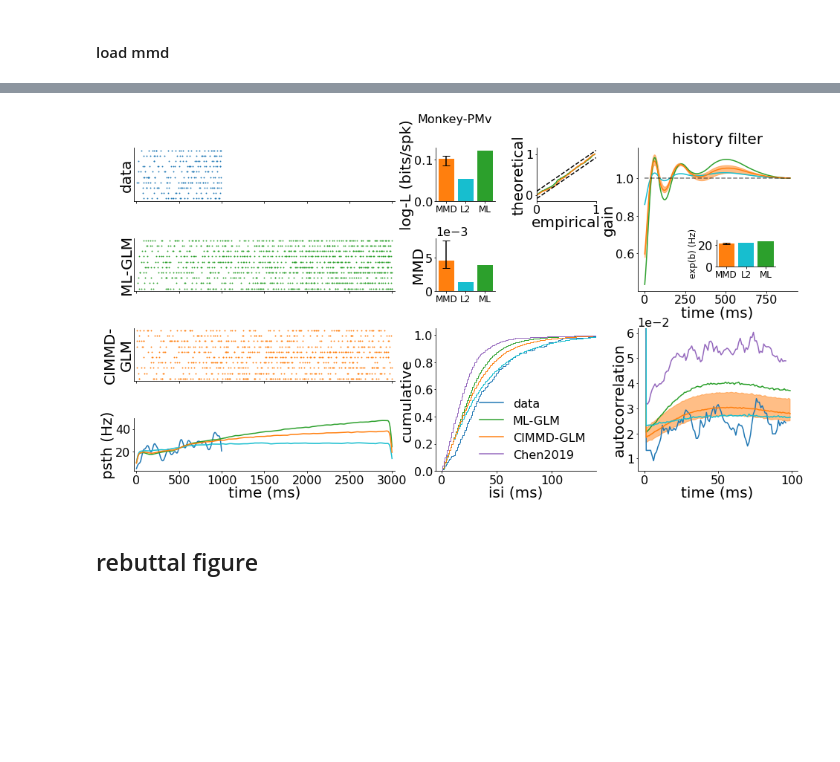
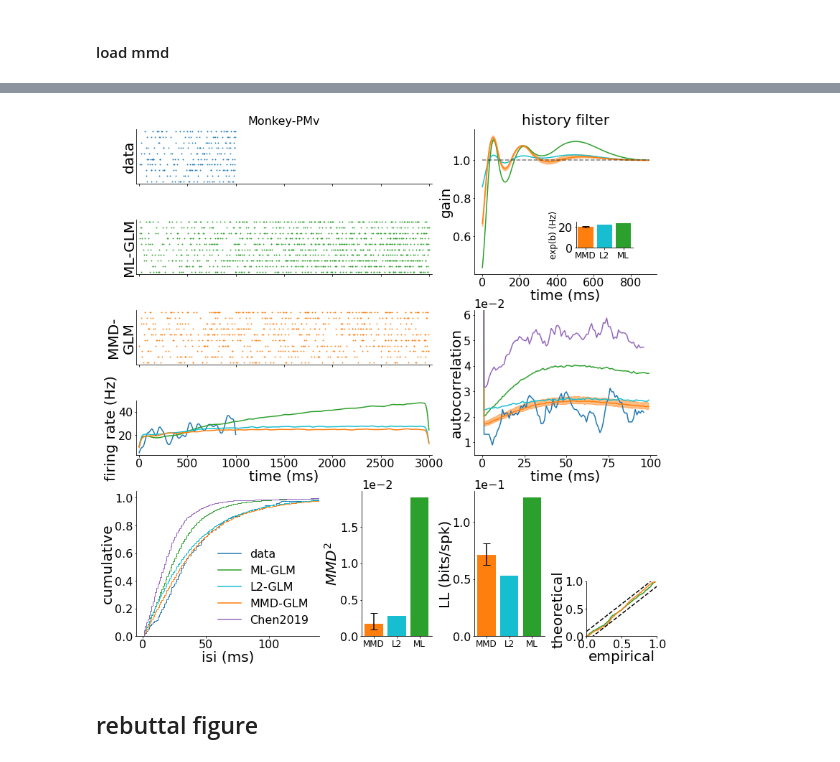
Before and after one commit to diegoarri91/mmd-glm, a Jupyter notebook: experiments/figure3/monkey_pmv_cimmd.ipynb, the cells around one changed output, grey strips where cells are left out. Drawn from its saved outputs; the diff is of its cells as text; code cells hidden in the pictures; blank space fills up the shorter version.

Commit message:
updated figure3 notebook

```diff
--- a/experiments/figure3/monkey_pmv_cimmd.ipynb
+++ b/experiments/figure3/monkey_pmv_cimmd.ipynb
@@ -704,8 +610,7 @@ sd_isi_fr_mmd_long = np.mean(isi_fr_mmd_long)
 fr_mmd = np.sum(mask_spikes_fr_mmd_long, 0) / (t_long[-1] + dt) * 1000
 fr_sd_mmd = np.std(fr_mmd) / np.sqrt(len(fr_mmd))
 fr_mean_mmd = np.mean(fr_mmd)
-autocov_mmd_long = np.mean(auto_covariance(mask_spikes_fr_mmd_long, method='fft',
-                                           subtract_mean=False, stationary_signal=False, biased=False), 1)
+autocov_mmd_long = np.mean(raw_autocorrelation(mask_spikes_fr_mmd_long, biased=True), 1)
 z_mmd, ks_mmd = time_rescale_transform(dt, st_train.mask, r_dc_mmd)
 values, bins_ks = np.histogram(np.concatenate(z_mmd), bins=bins_ks)
 z_cum_mmd = np.append(0., np.cumsum(values) / np.sum(values))
@@ -929,7 +832,7 @@ FileNotFoundError: [Errno 2] No such file or directory: '/home/diego/storage/pro
 # %% [markdown]
 #### load l2
 # %%
-path = '/home/diego/storage/generative-glm/experiments/figure3/monkey_pmv/' + 'l2.pk'
+path = '/home/diego/storage/projects/generative-glm/experiments/figure3/monkey_pmv/' + 'l2.pk'
 with open(path, "rb") as fit_file:
     dic_l2 = pickle.load(fit_file)
 
@@ -948,10 +851,10 @@ glm_l2 = TorchGLM(u0=u0_l2, eta=eta_l2)
 # %% [markdown]
 #### load mmd
 # %%
-path = '/home/diego/storage/generative-glm/experiments/figure3/monkey_pmv/'
-df = pd.read_json('/home/diego/storage/generative-glm/experiments/figure3/monkey_pmv/' + 'df_mmd.json')
+path = '/home/diego/storage/projects/generative-glm/experiments/figure3/monkey_pmv/'
+df = pd.read_json('/home/diego/storage/projects/generative-glm/experiments/figure3/monkey_pmv/' + 'df_mmd.json')
 # %%
-# df = df[(~df.file_name.isna()) & (df.beta1 == 0) & (df.num_epochs == 400) & (df.n_batch_fr == 60) & (df.lam_mmd == 1500) & (df.padding == 500)]
+df = df[(~df.file_name.isna()) & (df.beta1 == 0) & (df.num_epochs == 400) & (df.n_batch_fr == 60) & (df.lam_mmd == 1500) & (df.padding == 500)]
 # df = df[(~df.file_name.isna()) & (df.beta1 == 0) & (df.num_epochs == 400) & (df.n_batch_fr == 60) & (df.lam_mmd == 5000) & (df.padding == 500)]
 # df = df[(~df.file_name.isna()) & (df.beta1 == 0) & (df.num_epochs == 400) & (df.n_batch_fr == 60) & (df.lam_mmd == 500) & (df.padding == 700)]
 # %%
@@ -1051,51 +950,50 @@ st_fr_mmd_long = SpikeTrain(t_long, mask_spikes_fr_mmd_long)
 # phi_fr_l2 = phi_autocov(t, torch.from_numpy(r_fr_l2_long[:len(t)]), glm_l2)
 # mmd_l2 = (torch.sum((torch.mean(phi_d_l2.detach(), 1) - torch.mean(phi_fr_l2.detach(), 1))**2)).item()
 # %%
-# fig, (axll, axpp, axeta, axd, axisi, axml, axmmd, axac, axpsth) = plot_layout2()
-# fig.subplots_adjust(hspace=0.6, wspace=0.3)
-# fig.suptitle('Monkey-PMv', fontsize=16, y=0.92)
-
 tick_labelsize = 12
 
 xlabels = ['MMD', 'L2', 'ML']
 
-fig, (axd, axll, axmmds, axpp, axeta, axml, axmmd, axisi, axac, axpsth) = plot_layout3(8)
-fig.subplots_adjust(hspace=0.7, wspace=0.7)
-fig.suptitle('Monkey-PMv', fontsize=16, y=0.96)
+fig, (axd, axeta, axml, axmmd, axac, axpsth, axisi, axmmds, axll, axpp) = plot_layout(13)
+fig.subplots_adjust(hspace=0.65, wspace=0.6)
+# fig.suptitle('Monkey-PMv', fontsize=16, y=0.96)
+axd.set_title('Monkey-PMv', fontsize=16)
 
 # axll.bar(0, -nll_normed_train_mmd[-1], color=palette['mmd'], label='CIMMD-GLM')
 axll.bar(0, ll_normed_train_mmd_m, color=palette['mmd'], label='MMD-GLM', yerr=np.array([ll_normed_train_mmd_0, ll_normed_train_mmd_f]).reshape(2, 1))
 axll.bar(1, -nll_normed_train_l2[-1], color=palette['l2'], label='L2-GLM')
 axll.bar(2, -nll_normed_train_ml[-1], color=palette['ml'], label='ML-GLM')
 # axll.set_ylabel('log-likelihood (bits/spk)')
-axll.set_ylabel('log-L (bits/spk)')
+axll.set_ylabel('LL (bits/spk)')
 axll.set_xticks([0, 1, 2])
 axll.set_xticklabels(xlabels, fontsize=tick_labelsize)
+axll.set_yticks([0, 0.05, 0.1])
+axll.ticklabel_format(axis="y", style="sci", scilimits=(0,0))
 
-# axmmds.bar(0, mmd_mmd, color=palette['mmd'], label='CIMMD-GLM')
 axmmds.bar(0, mmd_mmd_m, color=palette['mmd'], label='MMD-GLM', yerr=np.array([mmd_mmd_0, mmd_mmd_f]).reshape(2, 1))
 axmmds.bar(1, mmd_l2, color=palette['l2'], label='L2-GLM')
 axmmds.bar(2, mmd_ml, color=palette['ml'], label='ML-GLM')
 # axll.set_ylabel('log-likelihood (bits/spk)')
-axmmds.set_ylabel('MMD')
+# axmmds.set_ylabel('$\text{MMD}^2$')
+axmmds.set_ylabel('$MMD^2$')
 axmmds.set_xticks([0, 1, 2])
 axmmds.set_xticklabels(xlabels, fontsize=tick_labelsize)
 axmmds.ticklabel_format(axis="y", style="sci", scilimits=(0,0))
 
 axpp.plot(bins_ks, z_cum_ml, color=palette['ml'], label='ML-GLM')
-axpp.plot(bins_ks, z_cum_mmd, color=palette['mmd'], label='CIMMD-GLM')
+axpp.plot(bins_ks, z_cum_mmd, color=palette['mmd'], label='MMD-GLM')
 x = np.array([0, 1])
 axpp.plot(x, x + 1.36 / np.sqrt(len(np.concatenate((z_mmd)))), 'k--')
 axpp.plot(x, x - 1.36 / np.sqrt(len(np.concatenate((z_mmd)))), 'k--')
 myplt.set_labels(axpp, xlabel='empirical', ylabel='theoretical')
-axpp.set_xlim(0, 1); ax01.set_ylim(0, 1)
+axpp.set_xlim(0, 1); axpp.set_ylim(0, 1)
 # axpp.text(0.5, 0.2, 'p=' + str(np.round(ks_ml[1], 2)), color=palette['ml'], transform=axpp.transAxes)
 # axpp.text(0.5, 0.1, 'p=' + str(np.round(ks_mmd[1], 2)), color=palette['mmd'], transform=axpp.transAxes)
 
 glm_ml.eta.plot(t=t_ker, ax=axeta, exp_values=True, label='ML-GLM', color=palette['ml'])
 # mmdglm.eta.plot(t=t_ker, ax=axeta, exp_values=True, label='CIMMD-GLM', color=palette['mmd'])
 glm_l2.eta.plot(t=t_ker, ax=axeta, exp_values=True, label='L2-GLM', color=palette['l2'])
-axeta.plot(t_ker, np.exp(eta_valsm), label='CIMMD-GLM', color=palette['mmd'])
+axeta.plot(t_ker, np.exp(eta_valsm), label='MMD-GLM', color=palette['mmd'])
 axeta.fill_between(t_ker, np.exp(eta_vals0), np.exp(eta_valsf), alpha=0.5, color=palette['mmd'])
 myplt.set_labels(axeta, xlabel='time (ms)', ylabel='gain', title='history filter')
 # axeta.text(0.5, 0.5, 'b=' + str(np.round(glm.u0, 2)), color=palette['ml'], transform=axeta.transAxes, fontsize=tick_labelsize)
@@ -1128,7 +1026,8 @@ axml.set_ylabel('ML-GLM')
 lw = 1
 axisi.plot([0], [0], color=palette['d'], label='data')
 axisi.plot([0], [0], color=palette['ml'], label='ML-GLM')
-axisi.plot([0], [0], color=palette['mmd'], label='CIMMD-GLM')
+axisi.plot([0], [0], color=palette['l2'], label='L2-GLM')
+axisi.plot([0], [0], color=palette['mmd'], label='MMD-GLM')
 axisi.plot([0], [0], color=palette['chen'], label='Chen2019')
 axisi.legend(loc='lower right', frameon=False)
 bins = np.arange(0, 191, 1)
@@ -1136,7 +1035,7 @@ bins = np.arange(0, 191, 1)
 axisi.hist(isi_train, density=True, cumulative=True, alpha=1, color=palette['d'], histtype='step', lw=lw, label='data', bins=bins)
 axisi.hist(isi_fr_ml_long, density=True, cumulative=True, alpha=1, color=palette['ml'], histtype='step', lw=lw, label='ML-GLM', bins=bins)
 axisi.hist(isi_fr_l2_long, density=True, cumulative=True, alpha=1, color=palette['l2'], histtype='step', lw=lw, label='L2-GLM', bins=bins)
-axisi.hist(isi_fr_mmd_long, density=True, cumulative=True, alpha=1, color=palette['mmd'], histtype='step', lw=lw, label='CIMMD-GLM', bins=bins)
+axisi.hist(isi_fr_mmd_long, density=True, cumulative=True, alpha=1, color=palette['mmd'], histtype='step', lw=lw, label='MMD-GLM', bins=bins)
 axisi.hist(isi_inh, density=True, alpha=1, cumulative=True, color=palette['chen'], histtype='step', lw=lw, label='Chen2019', bins=bins)
 axisi.set_ylabel('cumulative')
 axisi.set_xlabel('isi (ms)')
@@ -1149,7 +1048,7 @@ axisi.set_xlim(-5, 140)
 st_fr_mmd_long.sweeps(np.arange(10)).plot(ax=axmmd, ms=ms, color=palette['mmd'])
 axmmd.tick_params(axis='both', labelbottom=False, labelleft=False)
 axmmd.set_yticks([])
-axmmd.set_ylabel('CIMMD-\nGLM')
+axmmd.set_ylabel('MMD-\nGLM')
 
 autocor_train = autocov_train[:argf_autocor] / autocov_train[0]
 autocor_inh = autocov_inh[:argf_autocor] / autocov_inh[0]
@@ -1159,37 +1058,38 @@ delta = 3
 # ker_ma = KernelRect([-delta, delta + dt], coefs=[1 / (2 * delta)])
 # autocor_train_smooth = ker_ma.convolve_continuous(t, autocor_train)
 autocor_train_smooth = np.array([np.mean(autocor_train[ii - delta:ii + delta]) for ii in range(delta, len(autocor_train), 1)])
 autocor_inh_smooth = np.array([np.mean(autocor_inh[ii - delta:ii + delta]) for ii in range(delta, len(autocor_inh), 1)])
 
 alpha = 1
 axac.plot(autocor_train_smooth, alpha=alpha, color=palette['d'], label='data')
 axac.plot(autocov_ml_long[:argf_autocor] / autocov_ml_long[0], alpha=alpha, color=palette['ml'], label='ML-GLM')
-axac.plot(np.arange(0, argf_autocor, 1), autocov_mmd_longm[:argf_autocor], label='CIMMD-GLM', color=palette['mmd'])
+axac.plot(autocov_l2_long[:argf_autocor] / autocov_l2_long[0], alpha=alpha, color=palette['l2'], label='L2-GLM')
+axac.plot(np.arange(0, argf_autocor, 1), autocov_mmd_longm[:argf_autocor], label='MMD-GLM', color=palette['mmd'])
 axac.fill_between(np.arange(0, argf_autocor, 1), autocov_mmd_long0[:argf_autocor], autocov_mmd_longf[:argf_autocor], alpha=0.5, color=palette['mmd'])
 axac.plot(autocor_inh_smooth, alpha=alpha, color=palette['chen'], label='chen')
-axac.plot(autocov_l2_long[:argf_autocor] / autocov_l2_long[0], alpha=alpha, color=palette['l2'], label='L2')
 axac.set_ylim(0.005, 0.062)
 myplt.set_labels(axac, xlabel='time (ms)', ylabel='autocorrelation')
 axac.ticklabel_format(axis="y", style="sci", scilimits=(0,0))
 
 alpha = 1
 axpsth.plot(t, psth_d, alpha=alpha, color=palette['d'])
 axpsth.plot(t_long, psth_ml, alpha=alpha, color=palette['ml'])
 axpsth.plot(t_long, psth_l2, alpha=alpha, color=palette['l2'])
 axpsth.plot(t_long, psth_mmd, alpha=alpha, color=palette['mmd'])
 myplt.set_labels(axpsth, xlabel='time (ms)', ylabel='firing rate (Hz)')
 # ax40.plot(t, np.mean(r_dc_mmd, 1), alpha=alpha, color=palette['d'], label='dc')
 # axpsth.plot(t_long, np.mean(r_fr_mmd_long, 1), alpha=alpha, color=palette['mmd'], label='fr')
 
 # ax40.plot(t, np.mean(r_train_dc_ml, 1), '--', alpha=alpha, color=palette['d'], label='dc')
 # axpsth.plot(t_long, np.mean(r_fr_ml_long, 1), alpha=alpha, color=palette['ml'], label='fr')
 # ax40.plot(t, np.mean(r_dc_mmd, 1), color=palette['d'], label='dc')
 # ax40.plot(t_long, np.mean(r_fr_mmd_long, 1), color=palette['mmd'], label='fr')
 # ax40.legend()
 
-# fig.savefig('./fig3.pdf', transparent=True)
+fig.savefig('./fig3a.pdf', transparent=True, bbox_inches='tight')
+fig.savefig('./fig3a.svg', transparent=True, bbox_inches='tight')
 # %% [output]
-[figure, old version]
+[figure, new version]
 # %% [markdown]
 ## rebuttal figure
 # %%
```
Also changed, not shown: parts of 13 cells of this notebook, 9 other files.
